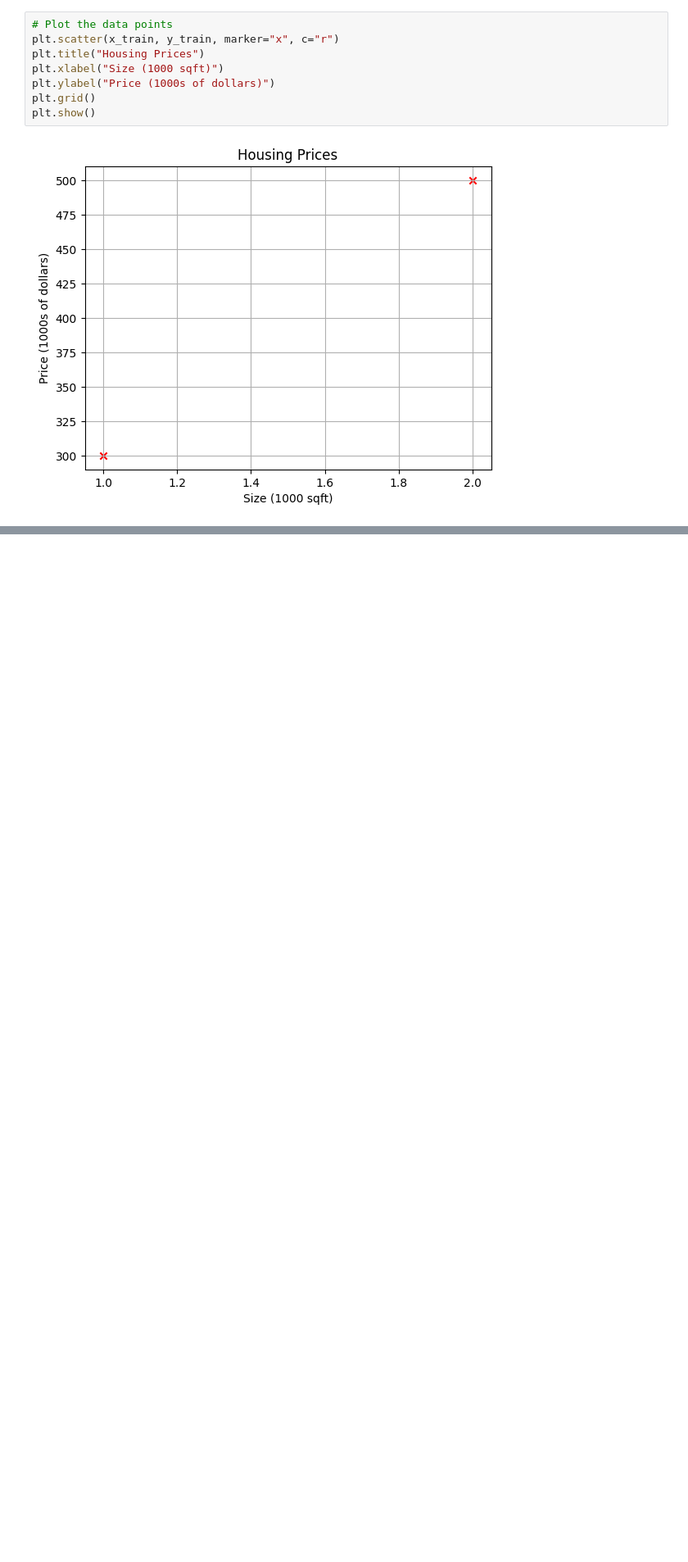
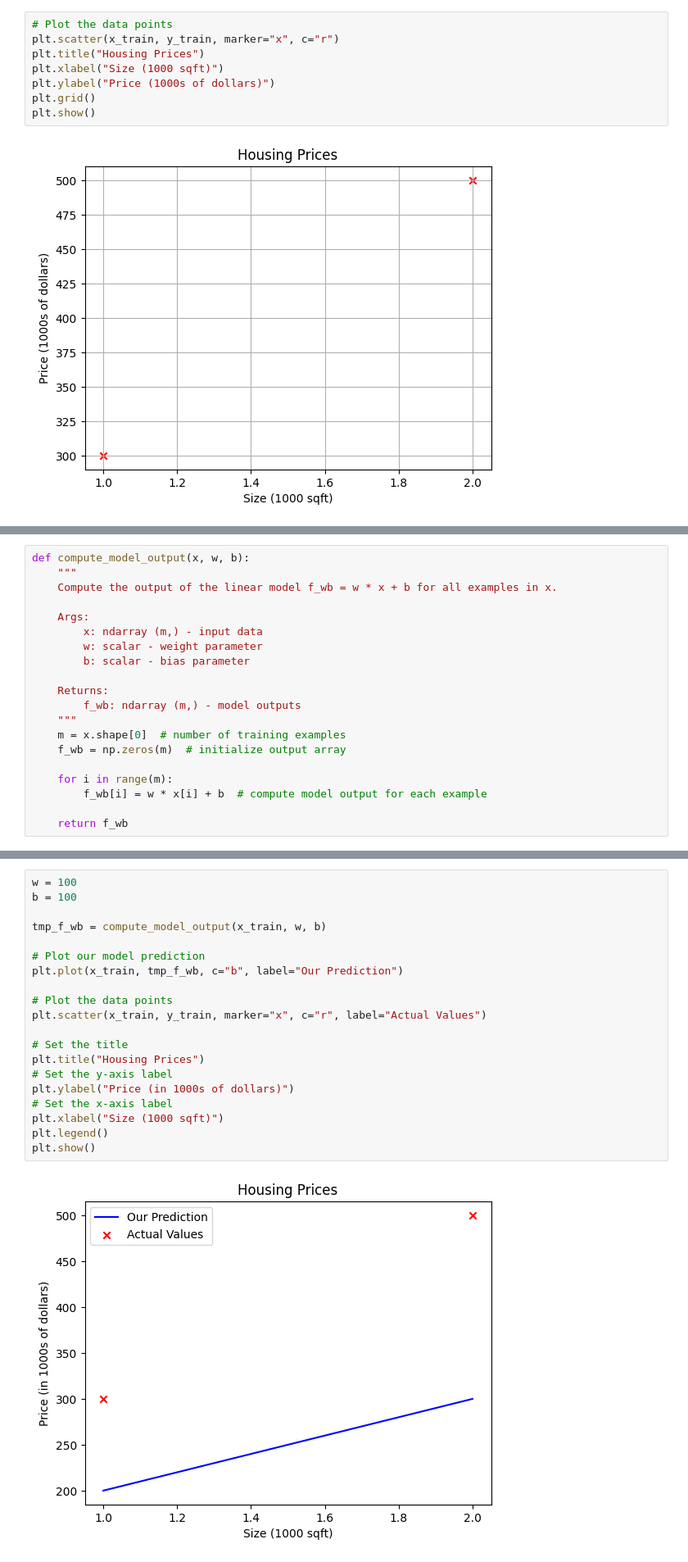
Before and after one commit to FerFilho23/Machine-Learning, a Jupyter notebook: ml-specialization/module-1/lab-linear-regression.ipynb, the cells around one changed output, grey strips where cells are left out. Shown at 82% size. Drawn from its saved outputs; the diff is of its cells as text; blank space fills up the shorter version.

```diff
--- a/ml-specialization/module-1/lab-linear-regression.ipynb
+++ b/ml-specialization/module-1/lab-linear-regression.ipynb
@@ -87,0 +110,20 @@ plt.show()
+# %%
+def compute_model_output(x, w, b):
+    """
+    Compute the output of the linear model f_wb = w * x + b for all examples in x.
+
+    Args:
+        x: ndarray (m,) - input data
+        w: scalar - weight parameter
+        b: scalar - bias parameter
+
+    Returns:
+        f_wb: ndarray (m,) - model outputs
+    """
+    m = x.shape[0]  # number of training examples
+    f_wb = np.zeros(m)  # initialize output array
+
+    for i in range(m):
+        f_wb[i] = w * x[i] + b  # compute model output for each example
+
+    return f_wb
@@ -87,0 +132,22 @@ plt.show()
+# %%
+w = 100
+b = 100
+
+tmp_f_wb = compute_model_output(x_train, w, b)
+
+# Plot our model prediction
+plt.plot(x_train, tmp_f_wb, c="b", label="Our Prediction")
+
+# Plot the data points
+plt.scatter(x_train, y_train, marker="x", c="r", label="Actual Values")
+
+# Set the title
+plt.title("Housing Prices")
+# Set the y-axis label
+plt.ylabel("Price (in 1000s of dollars)")
+# Set the x-axis label
+plt.xlabel("Size (1000 sqft)")
+plt.legend()
+plt.show()
+# %% [output]
+[figure, added]
```
Also changed, not shown: parts of 5 cells of this notebook, 3 other files.
